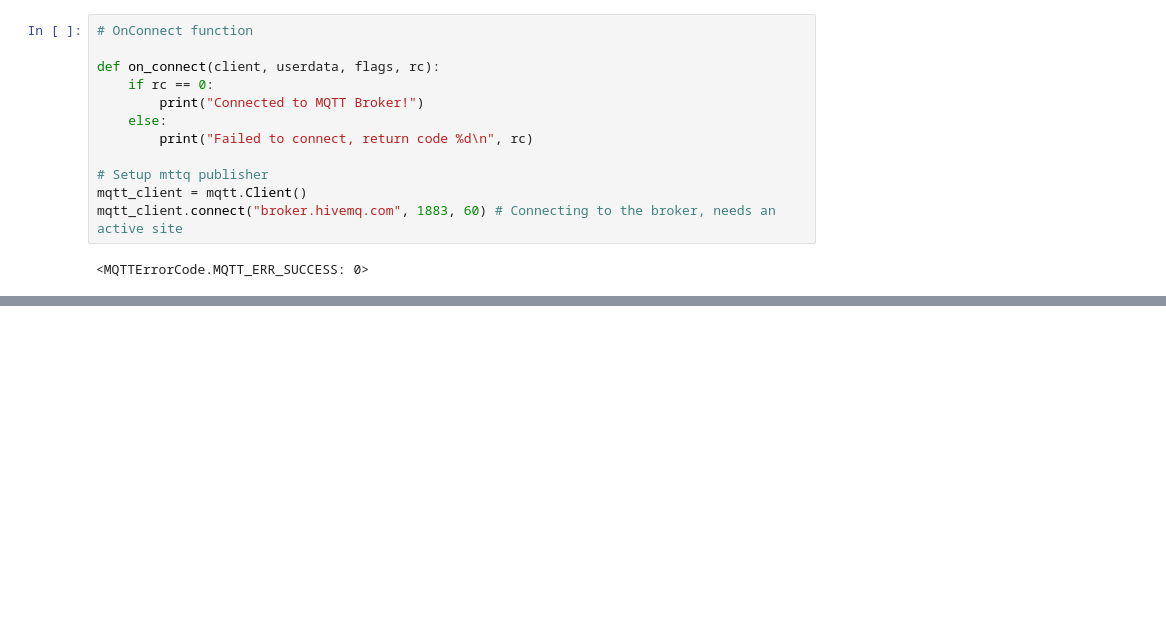
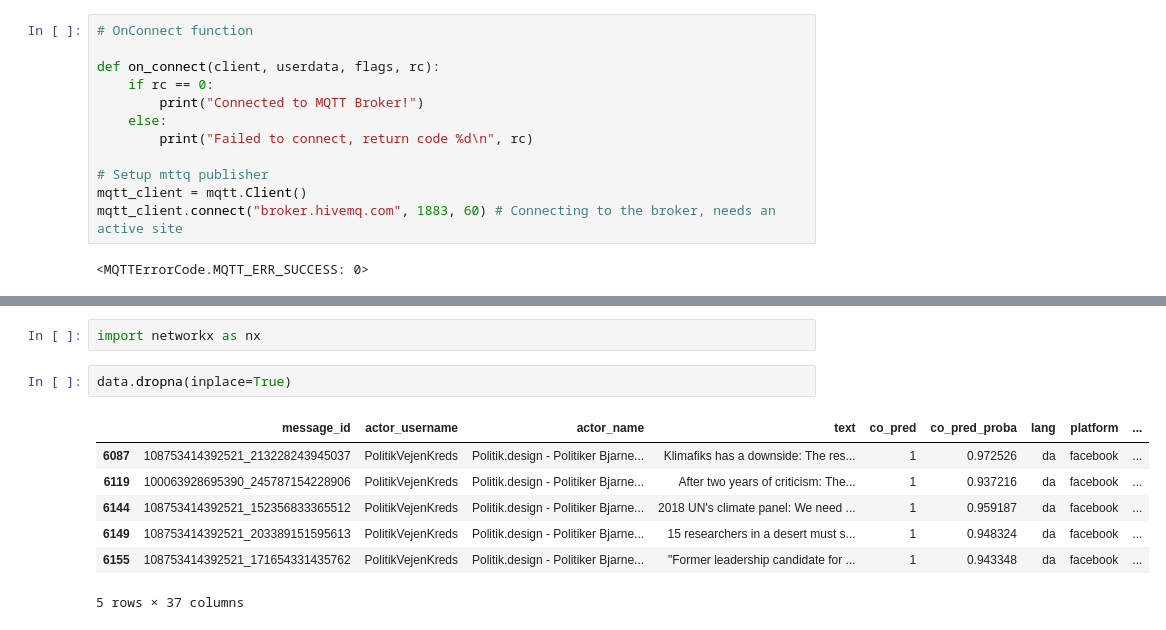
Before and after one commit to X1las/DaT, a Jupyter notebook: exercises.ipynb, the cells around one changed output, grey strips where cells are left out. Drawn from its saved outputs; the diff is of its cells as text; blank space fills up the shorter version.

```diff
--- a/exercises.ipynb
+++ b/exercises.ipynb
@@ -1225,0 +1294,12 @@ mqtt_client.connect("broker.hivemq.com", 1883, 60) # Connecting to the broker, n
+# %%
+import networkx as nx
+# %%
+data.dropna(inplace=True)
+# %% [output]
+|  | message_id | actor_username | actor_name | text | co_pred | co_pred_proba | lang | platform | ... |
+| 6087 | 108753414392521_213228243945037 | PolitikVejenKreds | Politik.design - Politiker Bjarne... | Klimafiks has a downside: The res... | 1 | 0.972526 | da | facebook | ... |
+| 6119 | 100063928695390_245787154228906 | PolitikVejenKreds | Politik.design - Politiker Bjarne... | After two years of criticism: The... | 1 | 0.937216 | da | facebook | ... |
+| 6144 | 108753414392521_152356833365512 | PolitikVejenKreds | Politik.design - Politiker Bjarne... | 2018 UN's climate panel: We need ... | 1 | 0.959187 | da | facebook | ... |
+| 6149 | 108753414392521_203389151595613 | PolitikVejenKreds | Politik.design - Politiker Bjarne... | 15 researchers in a desert must s... | 1 | 0.948324 | da | facebook | ... |
+| 6155 | 108753414392521_171654331435762 | PolitikVejenKreds | Politik.design - Politiker Bjarne... | "Former leadership candidate for ... | 1 | 0.943348 | da | facebook | ... |
+5 rows × 37 columns
```
Also changed, not shown: parts of 11 cells of this notebook, 6 other files.
